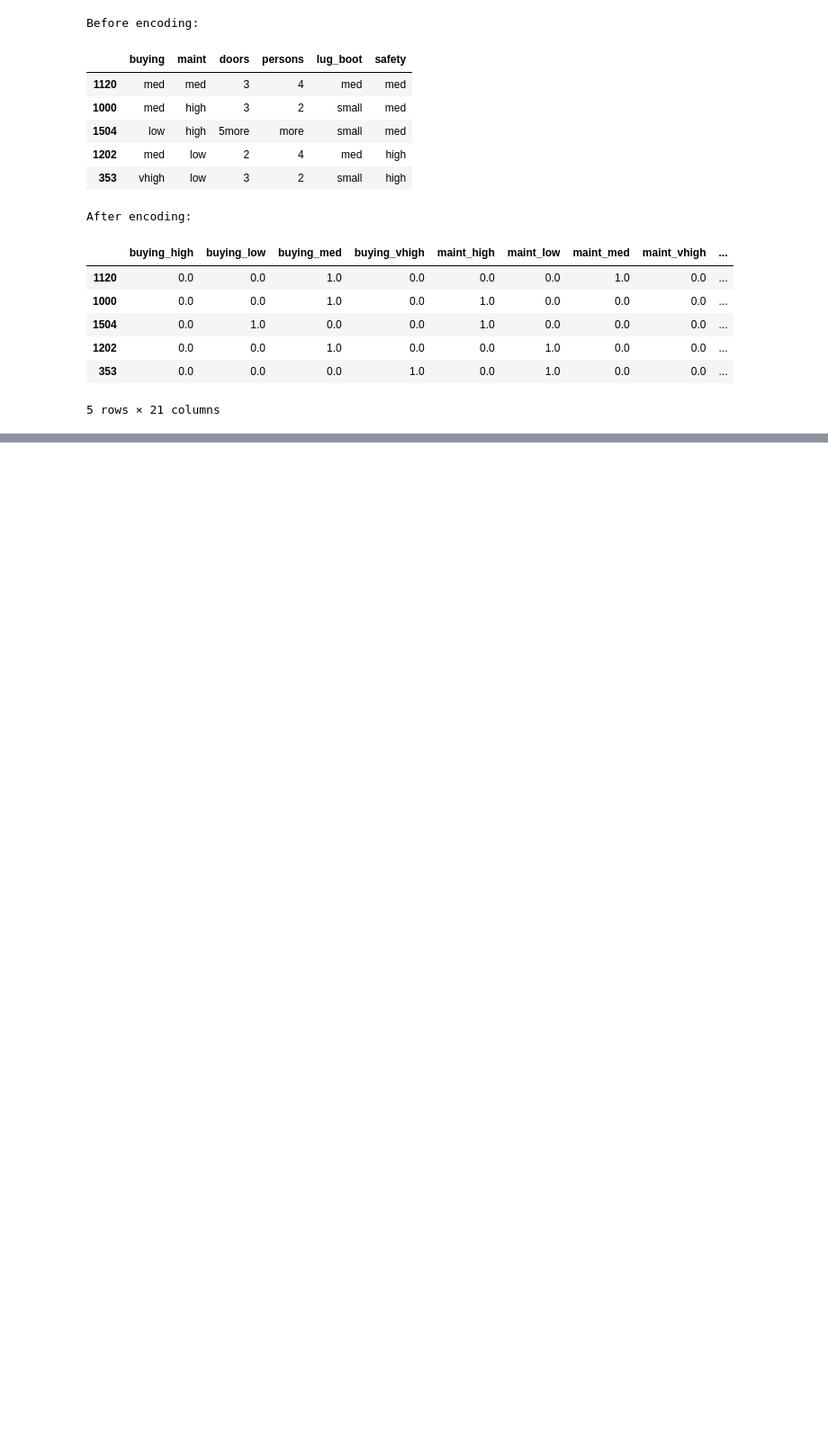
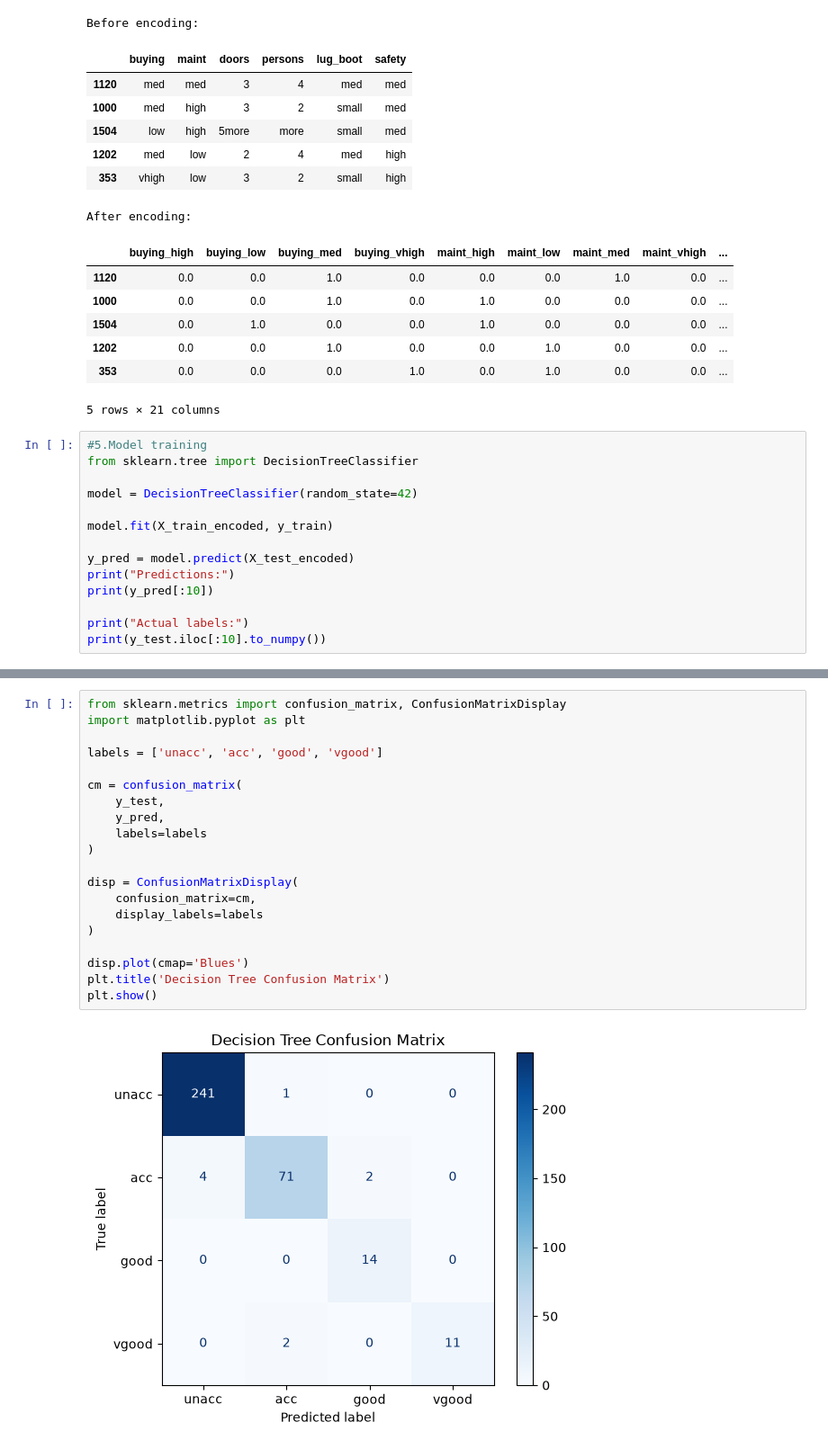
Before and after one commit to Semimona/Project2, a Jupyter notebook: Project2.ipynb, the cells around one changed output, grey strips where cells are left out. Shown at 90% size. Saved outputs shown, nothing was run; the diff lists cells and outputs as text; blank space fills up the shorter version.

Commit message:
5 . 6.model evaluation

```diff
--- a/Project2.ipynb
+++ b/Project2.ipynb
@@ -185,3 +185,17 @@ After encoding:
 | 1202 | 0.0 | 0.0 | 1.0 | 0.0 | 0.0 | 1.0 | 0.0 | 0.0 | ... |
 | 353 | 0.0 | 0.0 | 0.0 | 1.0 | 0.0 | 1.0 | 0.0 | 0.0 | ... |
 5 rows × 21 columns
+# %%
+#5.Model training
+from sklearn.tree import DecisionTreeClassifier
+
+model = DecisionTreeClassifier(random_state=42)
+
+model.fit(X_train_encoded, y_train)
+
+y_pred = model.predict(X_test_encoded)
+print("Predictions:")
+print(y_pred[:10])
+
+print("Actual labels:")
+print(y_test.iloc[:10].to_numpy())
@@ -187,0 +218,22 @@ After encoding:
+# %%
+from sklearn.metrics import confusion_matrix, ConfusionMatrixDisplay
+import matplotlib.pyplot as plt
+
+labels = ['unacc', 'acc', 'good', 'vgood']
+
+cm = confusion_matrix(
+    y_test,
+    y_pred,
+    labels=labels
+)
+
+disp = ConfusionMatrixDisplay(
+    confusion_matrix=cm,
+    display_labels=labels
+)
+
+disp.plot(cmap='Blues')
+plt.title('Decision Tree Confusion Matrix')
+plt.show()
+# %% [output]
+[figure, added]
```
Also changed, not shown: parts of 4 cells of this notebook.
